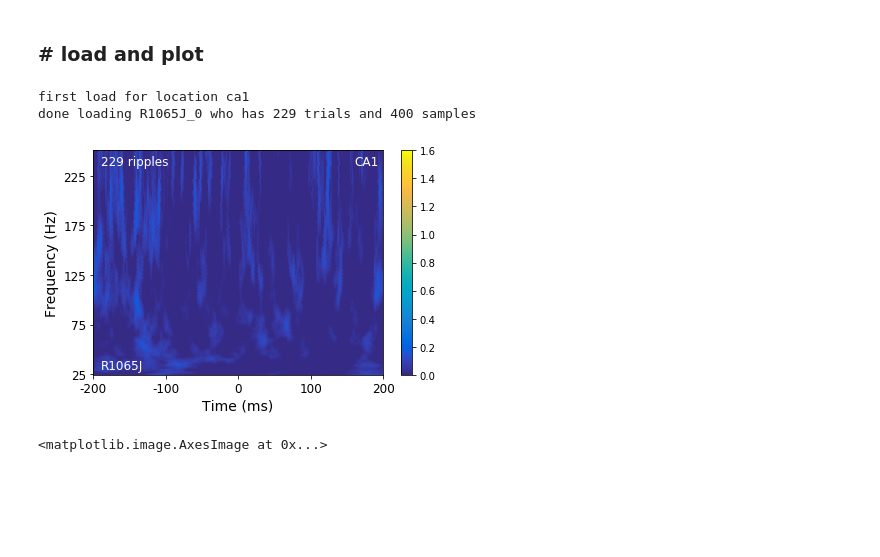
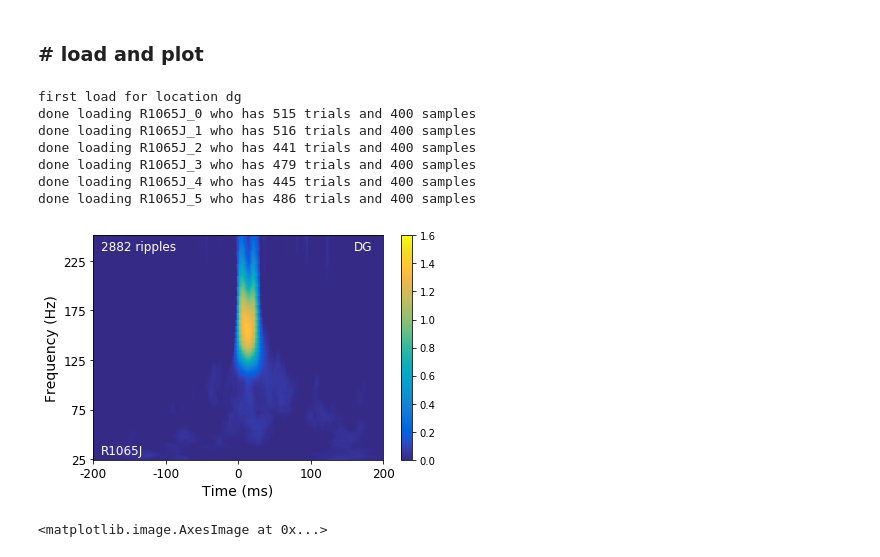
Before and after one commit to jjsakon/SWR, a Jupyter notebook: code/SWRanalysisSpectrograms.ipynb, the cells around one changed output. Cells and saved outputs as stored; diff of their text form; code cells hidden in the pictures; blank space fills up the shorter version.

```diff
--- a/code/SWRanalysisSpectrograms.ipynb
+++ b/code/SWRanalysisSpectrograms.ipynb
@@ -726,7 +737,7 @@ select_intrusions_next = 0               # select recalls that lead to intrusion
 
 # select for subfield if HPC
 if select_subfield == True:
-    location_selected = 'ca1' #'dg' # 'ca3' # 'dg' 'ca1' # sub # ['dg','ca1']
+    location_selected = 'dg' #'dg' # 'ca3' # 'dg' 'ca1' # sub # ['dg','ca1']
         # left # right # left hippocampus # right hippocampus # hippocampus
         # to see number of each: sum(np.array([names.find('sub') for names in HPC_names])>=0)
 else:
@@ -831,7 +842,7 @@ for sub_sess in unique_sessions:
 
             SWR_starts = np.where(datarow)[0]
             for ripple_time in SWR_starts:
-                temp_time = (ripple_time*2)-2000 # realign to 0
+                temp_time = (ripple_time*sr_factor)-2000 # realign to 0
                 temp_df = {'recall_idx':recall_idx , 'subject': sub, 'session': session,
                            'channel': channel, 'SWR_time': temp_time}  # *2 bc everything is at sr=500
                 SWR_df = SWR_df.append(temp_df, ignore_index = True)
@@ -851,7 +862,7 @@ done saving
 ## load SWR_df and go through every sub_sess, grab the right recalls using recall_idx, and grab the eeg from every one
 # %%
 # run "## bulk load data" above with the sub_df you want first to get right setup variables then load from here:
-location_selected = 'ca1' # 'ca1' '' for ENT or PHC
+location_selected = 'dg' # 'ca1' '' for ENT or PHC
 
 path_name = '/home1/john/SWR/compiled/ripple_time_dfs/'
 fn = os.path.join(path_name,
@@ -999,7 +1045,7 @@ from joblib import load
 from scipy.signal import resample
 path_name = '/scratch/john/SWR_spectrograms/'
 
-location_selected = 'ca1' # 'ca1' 'dg'
+location_selected = 'dg' # 'ca1' 'dg'
 
 # subs = ['R1083J'] single should be defined above but can define here if you ran half_df or exp_df instead
 # sub_df = df[(df.subject.isin(subs))  & (df.experiment == exp)] # all sessions for subs
@@ -1027,17 +1073,22 @@ for row in sub_df.itertuples(): #sub_df.itertuples():  #half_df.itertuples(): ##
     except:
         continue
 # %% [output]
-first load for location ca1
-done loading R1065J_0 who has 229 trials and 400 samples
+first load for location dg
+done loading R1065J_0 who has 515 trials and 400 samples
+done loading R1065J_1 who has 516 trials and 400 samples
+done loading R1065J_2 who has 441 trials and 400 samples
+done loading R1065J_3 who has 479 trials and 400 samples
+done loading R1065J_4 who has 445 trials and 400 samples
+done loading R1065J_5 who has 486 trials and 400 samples
 # %%
 from general import parula_map
 
-save_fig = 0
+save_fig = 1
 single_trial = 0
 
 if single_trial == 1:
 
-    trial = 9
+    trial = 13
 
     matshow(stats.zscore(SWR_across_sessions[trial,:,:],1), fignum=0, aspect='auto', cmap=parula_map, vmin=0, vmax=1.6) # 'viridis'
 else:
@@ -1050,34 +1101,34 @@ yticks(np.arange(0,len(freqs),ytick_size), np.arange(25,255.1,ytick_size,dtype=i
 # setp(gca().get_yticklabels()[::2], visible=False) # get every other
 ylabel('Frequency (Hz)', fontsize=14)
 
 # x-axis
 gca().xaxis.set_ticks_position('bottom')
 xtick_size = 100
 xticks(np.arange(0,2*morlet_dist+0.1,xtick_size), np.arange(-200,200+0.1,xtick_size,dtype=int),fontsize=12)
 # setp(gca().get_xticklabels()[::2], visible=False)
 xlabel('Time (ms)', fontsize=14)
 
 text(10,5,sub,size=12,color=[1,1,1])
 if location_selected == '':
     text(360,211,region_name,size=12,color=[1,1,1])
 else:
     text(360,211,location_selected.upper(),size=12,color=[1,1,1])
 if single_trial != 1:
     text(10,211,str(np.shape(SWR_across_sessions)[0])+' ripples',size=12,color=[1,1,1])
 colorbar()
 tight_layout()
 
 if save_fig == 1:
     if single_trial == 1:
         fname = '/home1/john/SWR/figures/spectrograms/single_trials/'+sub+'_'+region_name+'_'+\
             location_selected+'_'+filter_type+'_'+str(np.shape(SWR_across_sessions)[0])+'_trial-'+str(trial)+'.pdf'
     else:
         fname = '/home1/john/SWR/figures/spectrograms/'+sub+'_'+region_name+'_'+\
             location_selected+'_'+str(np.shape(SWR_across_sessions)[0])+'_'+filter_type+'_ripples.pdf'
     savefig(fname,format='pdf')
 a=1;
 # %% [output]
-[figure, old version]
+[figure, new version]
 # %%
 #look at single trials
 tr = 15
```
Also changed, not shown: parts of 7 cells of this notebook, 2 other files.
